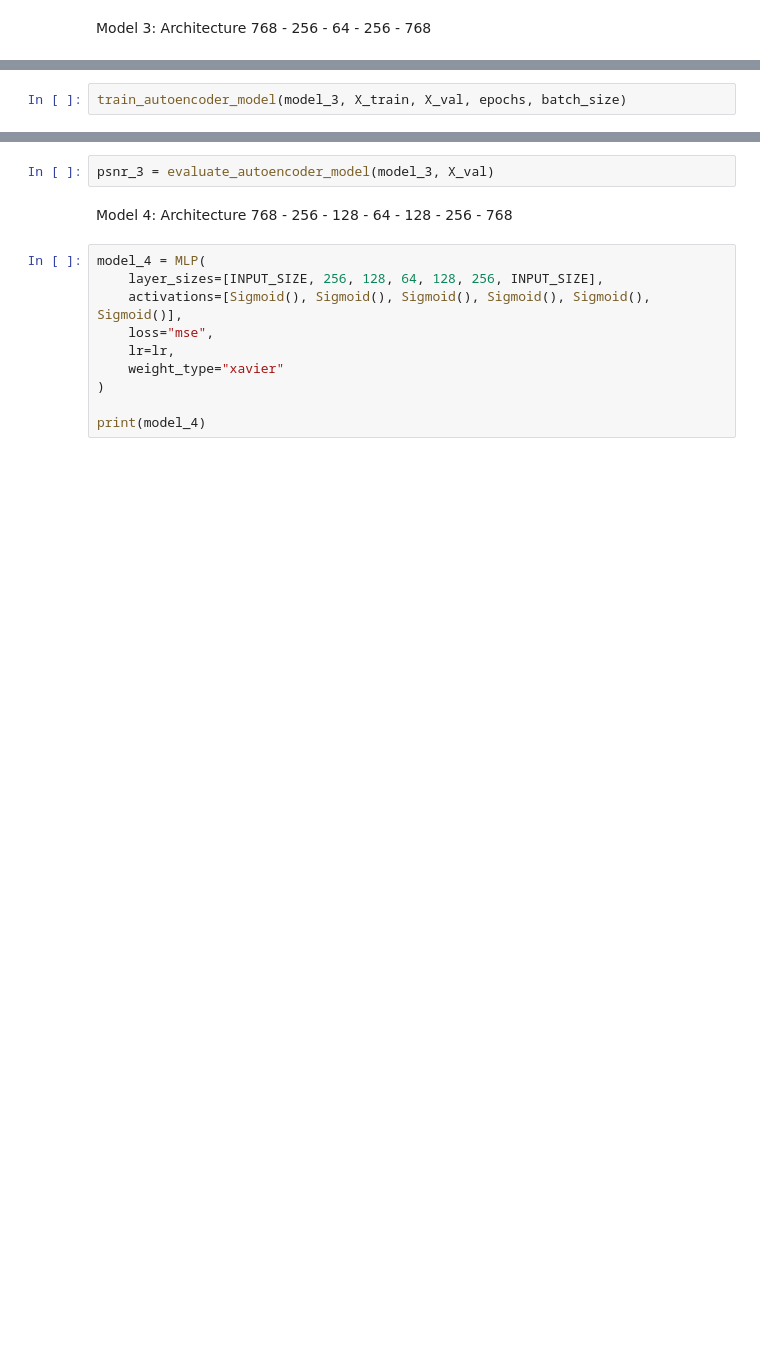
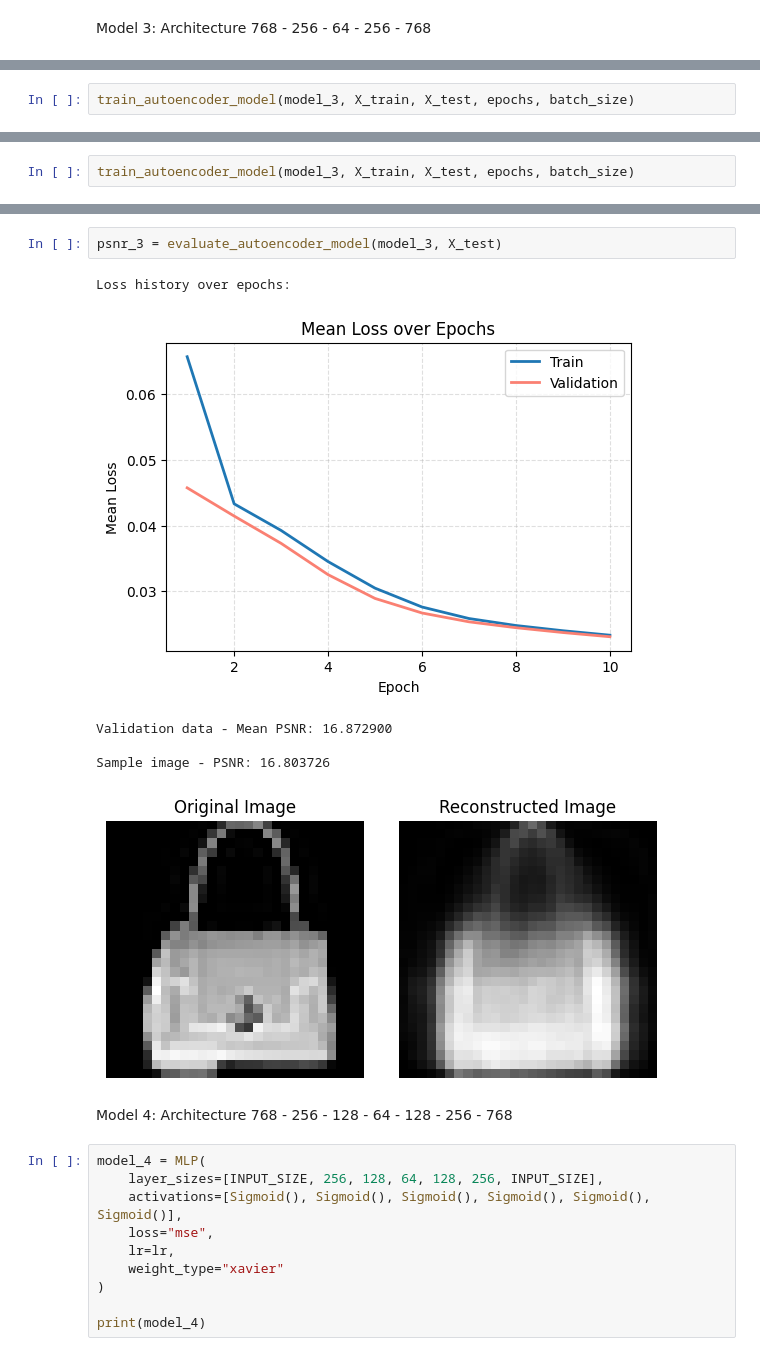
Before and after one commit to Mahan-M47/Multi-Layer-Perceptron-with-NumPy, a Jupyter notebook: Q3.ipynb, the cells around one changed output, grey strips where cells are left out. Saved outputs shown, nothing was run; the diff lists cells and outputs as text; blank space fills up the shorter version.

```diff
--- a/Q3.ipynb
+++ b/Q3.ipynb
@@ -307,2 +388,2 @@ print(model_3)
 # %%
-train_autoencoder_model(model_3, X_train, X_val, epochs, batch_size)
+train_autoencoder_model(model_3, X_train, X_test, epochs, batch_size)
@@ -308,0 +400,2 @@ train_autoencoder_model(model_3, X_train, X_val, epochs, batch_size)
+# %%
+train_autoencoder_model(model_3, X_train, X_test, epochs, batch_size)
@@ -309,5 +410,12 @@ train_autoencoder_model(model_3, X_train, X_val, epochs, batch_size)
 # %%
-psnr_3 = evaluate_autoencoder_model(model_3, X_val)
+psnr_3 = evaluate_autoencoder_model(model_3, X_test)
+# %% [output]
+Loss history over epochs:
+[figure, added]
+Validation data - Mean PSNR: 16.872900
+
+Sample image - PSNR: 16.803726
+[figure, added]
 # %% [markdown]
 Model 4: Architecture  768 - 256 - 128 - 64 - 128 - 256 - 768
 # %%
```
Also changed, not shown: parts of 97 cells of this notebook.
